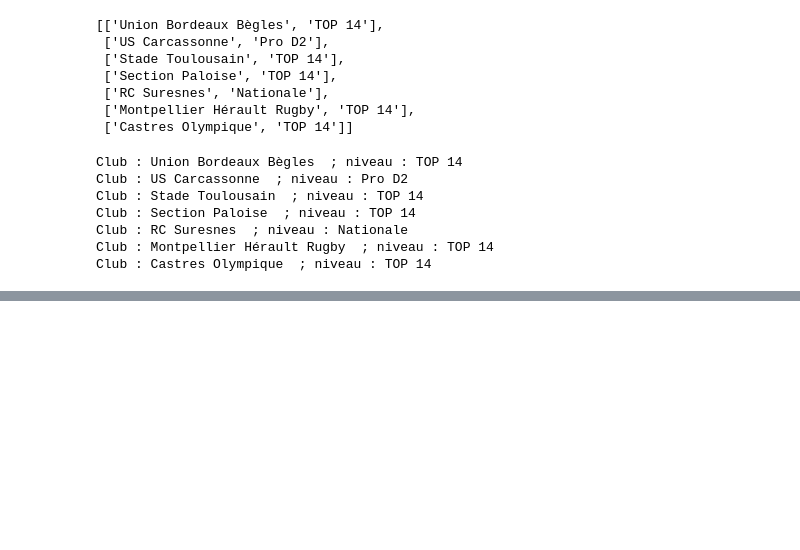
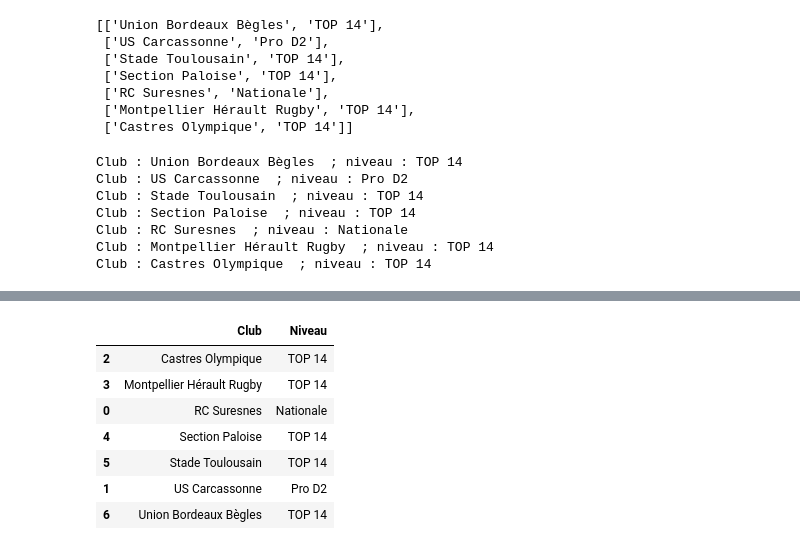
Before and after one commit to matthcol/python_rugby, a Jupyter notebook: 01-PremierPas.ipynb, the cells around one changed output, grey strips where cells are left out. Cells and saved outputs as stored; diff of their text form; code cells hidden in the pictures; blank space fills up the shorter version.

```diff
--- a/01-PremierPas.ipynb
+++ b/01-PremierPas.ipynb
@@ -312,0 +448,12 @@ Club : Castres Olympique  ; niveau : TOP 14
+# %%
+# par défaut, le tri de pandas donne un nouveau dataframe
+df_clubs.sort_values(by='Club')
+# %% [output]
+|  | Club | Niveau |
+| 2 | Castres Olympique | TOP 14 |
+| 3 | Montpellier Hérault Rugby | TOP 14 |
+| 0 | RC Suresnes | Nationale |
+| 4 | Section Paloise | TOP 14 |
+| 5 | Stade Toulousain | TOP 14 |
+| 1 | US Carcassonne | Pro D2 |
+| 6 | Union Bordeaux Bègles | TOP 14 |
```
Also changed, not shown: parts of 19 cells of this notebook.
